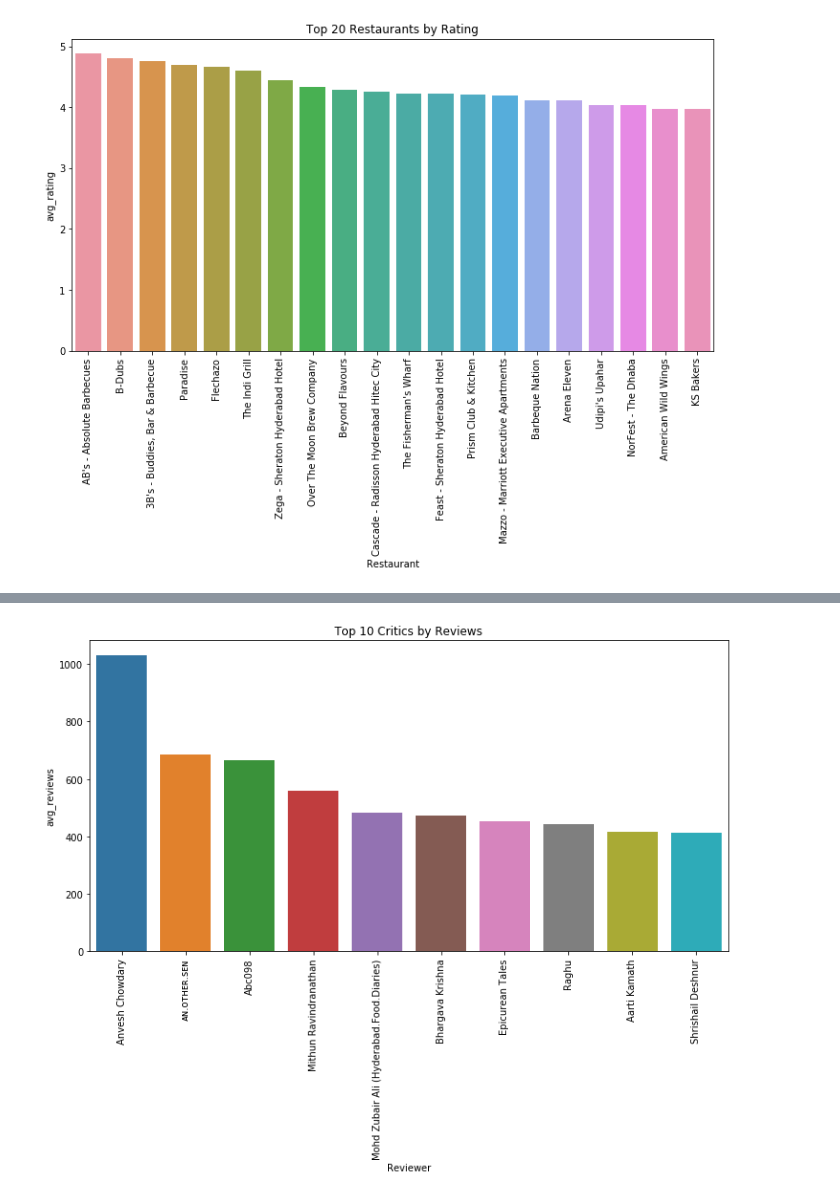
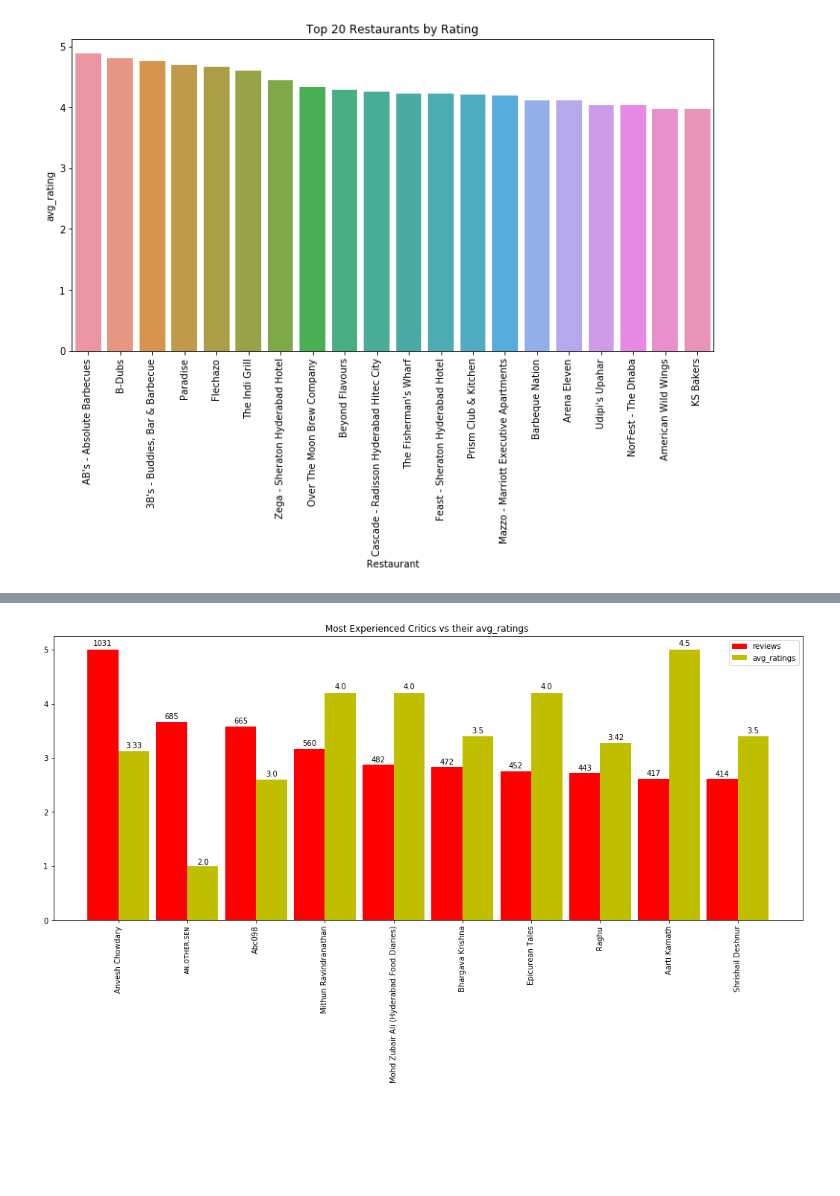
Before and after one commit to bhanuprakash-7/zomato-reviews-clustering-sentimental-analysis, a Jupyter notebook: ZOMATO RESTAURANT CLUSTERING AND SENTIMENT ANALYSIS.ipynb, the cells around one changed output, grey strips where cells are left out. Drawn from its saved outputs; the diff is of its cells as text; code cells hidden in the pictures; blank space fills up the shorter version.

```diff
--- a/ZOMATO RESTAURANT CLUSTERING AND SENTIMENT ANALYSIS.ipynb
+++ b/ZOMATO RESTAURANT CLUSTERING AND SENTIMENT ANALYSIS.ipynb
@@ -332,0 +333,37 @@ df.sample(5)
+# %%
+def scaler(lst):
+    scaled_lst = []
+    for i in lst:
+        scaled_lst.append(round(((i-min(lst))/(max(lst)-min(lst)))*4+1,2))
+    return scaled_lst[:10]
+def compare(dataf,x_col,y_col1,y_col2,title):
+    y1 = [scaler(list(dataf[y_col1])),scaler(list(dataf[y_col2][:10]))]
+    x = list(dataf[x_col][:10])
+    y = [list(dataf[y_col1][:10]),list(dataf[y_col2][:10])]
+
+    N = 10
+    ind = np.arange(N)  # the x locations for the groups
+    width = 0.45
+    # the width of the bars
+
+    fig, ax = plt.subplots(figsize=(18,7))
+    rects1 = ax.bar(ind, y1[0], width, color='r')
+    rects2 = ax.bar(ind + width, y1[1] , width, color='y')
+    # add some text for labels, title and axes ticks
+    ax.set_title(title)
+    ax.set_xticks(ind + width / 2)
+
+    plt.xticks(rotation='vertical')
+    ax.set_xticklabels(x)
+    ax.legend((rects1[0], rects2[0]), (y_col1,y_col2))
+
+    def autolabel(rects,gy):
+        i = 0
+        for rect in rects:
+            height = rect.get_height()
+            ax.text(rect.get_x() + rect.get_width()/2., 1.01*height,round(gy[i],2),ha='center', va='bottom')
+            i+=1
+    autolabel(rects1,y[0])
+    autolabel(rects2,y[1])
+
+    plt.show()
@@ -374,8 +439,4 @@ by_reviews.head(10)
-# %%
-plt.figure(figsize=(12,6))
-sns.barplot(data=by_reviews[:10],x='Reviewer', y='avg_reviews')
-plt.title('Top 10 Critics by Reviews')
-plt.xticks(rotation='vertical')
-plt.show()
-# %% [output]
-[figure, removed]
+# %%
+compare(by_reviews,'Reviewer','reviews','avg_ratings','Most Experienced Critics vs their avg_ratings ')
+# %% [output]
+[figure, added]
```
Also changed, not shown: parts of 22 cells of this notebook.
